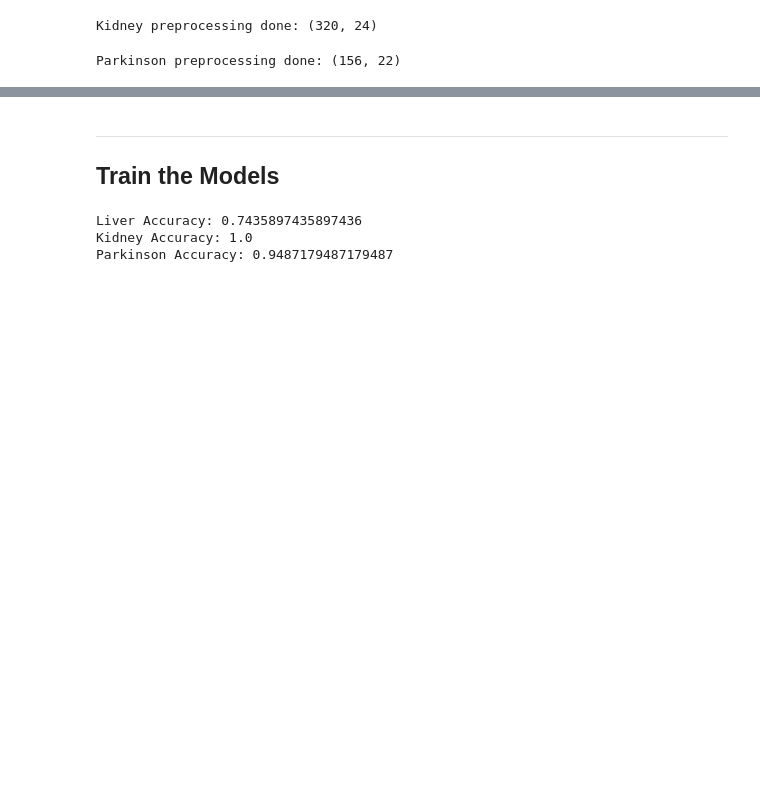
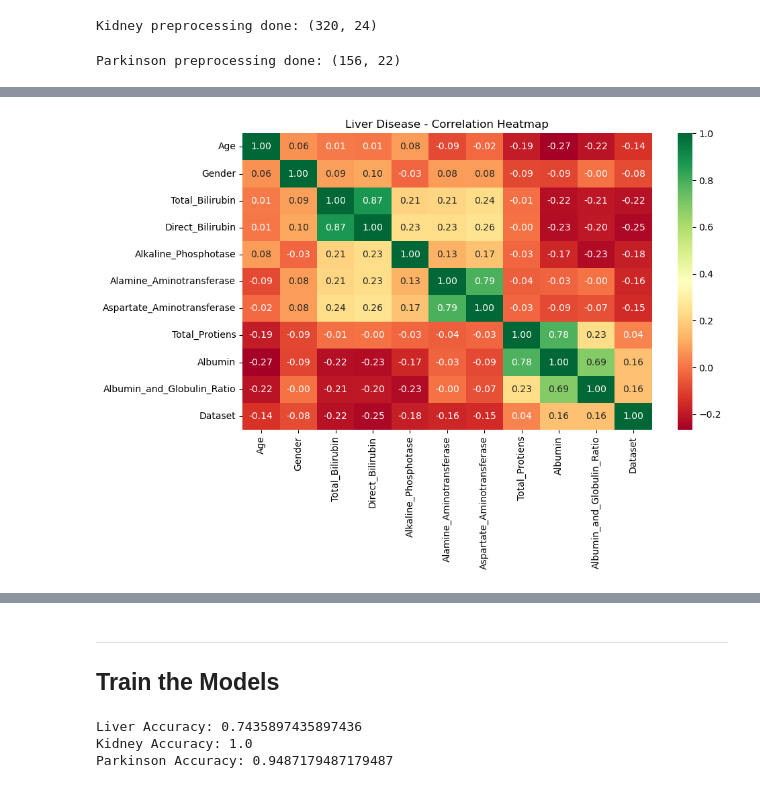
Before and after one commit to AlavanRaja/Multiple-Disease-Prediction, a Jupyter notebook: notebooks/model_training.ipynb, the cells around one changed output, grey strips where cells are left out. Saved outputs shown, nothing was run; the diff lists cells and outputs as text; code cells hidden in the pictures; blank space fills up the shorter version.

```diff
--- a/notebooks/model_training.ipynb
+++ b/notebooks/model_training.ipynb
@@ -106,0 +141,8 @@ Parkinson preprocessing done: (156, 22)
+# %%
+plt.figure(figsize=(10,7))
+sns.heatmap(liver_df.corr(), annot=True, fmt='.2f', cmap='RdYlGn')
+plt.title('Liver Disease - Correlation Heatmap')
+plt.tight_layout()
+plt.show()
+# %% [output]
+[figure, added]
```
Also changed, not shown: parts of 20 cells of this notebook.
